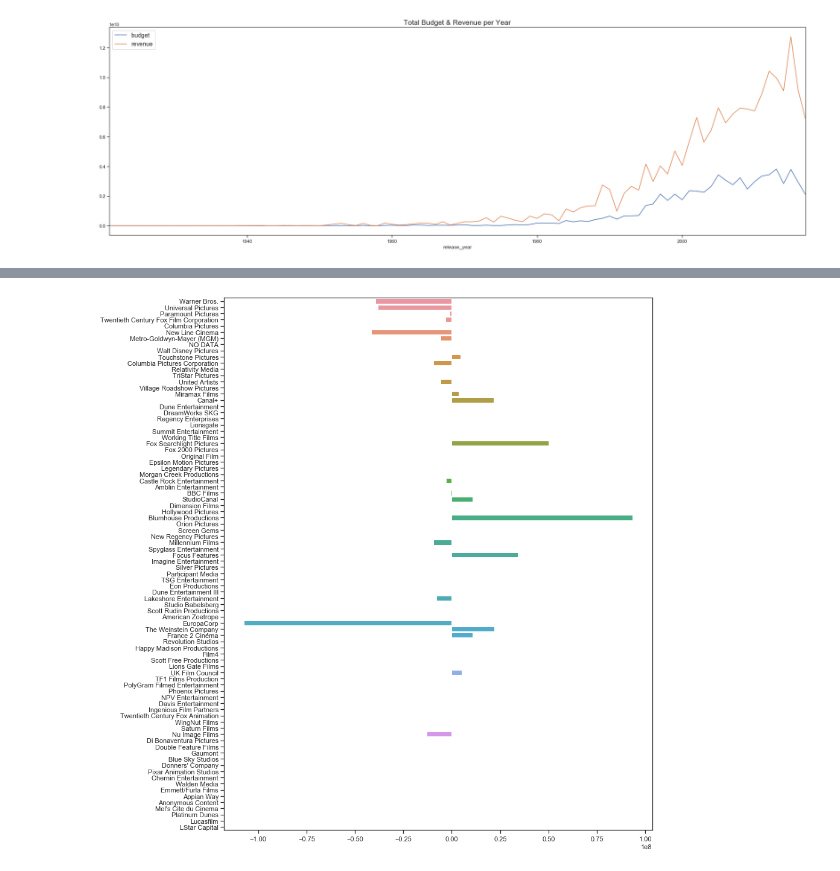
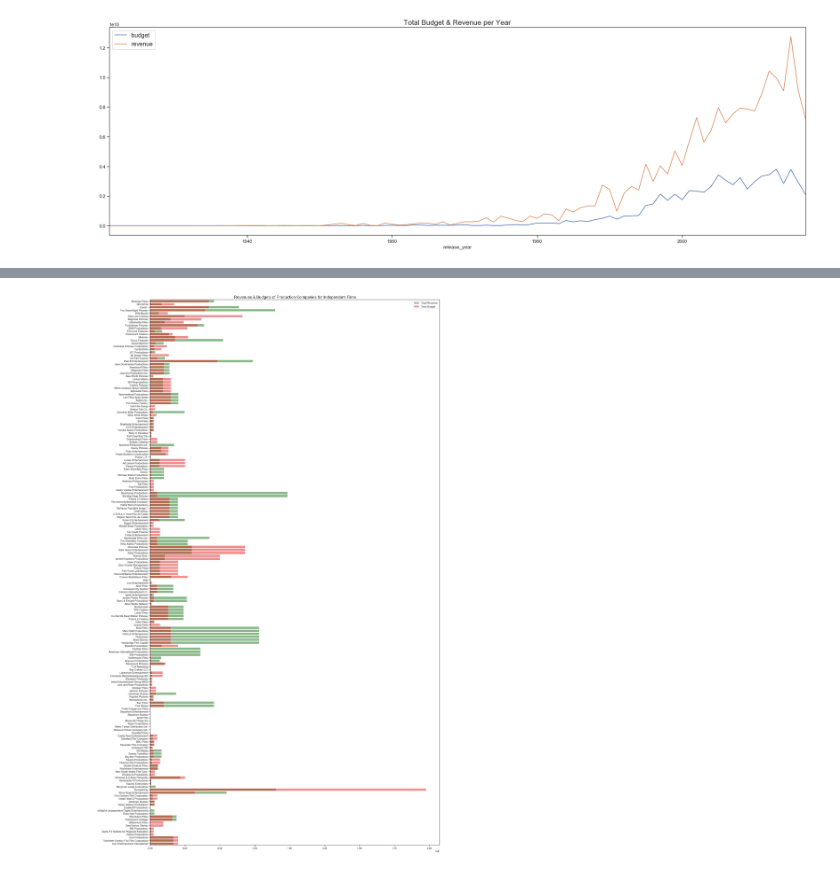
Before and after one commit to robert-myers/tmdb-box-office-prediction, a Jupyter notebook: Untitled.ipynb, the cells around one changed output, grey strips where cells are left out. Saved outputs shown, nothing was run; the diff lists cells and outputs as text; code cells hidden in the pictures.

```diff
--- a/Untitled.ipynb
+++ b/Untitled.ipynb
@@ -59,7 +59,7 @@ train_df = pd.read_csv("data/train.csv")
 dictionary_columns = ["belongs_to_collection", "genres", "production_companies", "production_countries", "spoken_languages", "Keywords", "cast", "crew"]
 
 for column in dictionary_columns:
-    train_df[column] = train_df[column].apply(lambda row: ast.literal_eval(row) if not pd.isna(row) else [])
+    train_df[column] = train_df[column].apply(lambda row: ast.literal_eval(row) if not pd.isna(row) else [{"name": "NO DATA"}])
 
 train_df["release_date"] = pd.to_datetime(train_df["release_date"])
 train_df["release_date"] = train_df["release_date"].apply(lambda row: row - relativedelta(years=100) if row >= datetime.now() else row)
@@ -182,0 +159,8 @@ top_counts_df.head(50)
+# %%
+# top_counts = count_dict_items(train_df)
+# top_counts_df = pd.DataFrame(top_counts, index=dictionary_columns).T
+
+top_counts_df = count_dict_items(train_df)
+
+top_counts_df.head(50)
+# top_counts_df["production_companies"].dropna().head(10)
@@ -273,7 +274,18 @@ def movie_search(df, name, category):
 #     bud = float(movie_search(train_df, actor, "cast")[["budget"]].sum())
 #     net = rev - bud
 # %%
-def box_office_from_search(category, top=21, data_to_find=top_counts_df, df=train_df):
+def movie_search_aggregate(df, ele, category, agg="sum"):
+    if agg == "sum":
+        budget = float(movie_search(df, ele, category)[["budget"]].sum())
+        revenue = float(movie_search(df, ele, category)[["revenue"]].sum())
+    elif agg == "mean":
+        budget = float(movie_search(df, ele, category)[["budget"]].mean())
+        revenue = float(movie_search(df, ele, category)[["revenue"]].mean())
+    else:
+        return "invalid agg argument"
+    return budget, revenue
+
+def box_office_from_search(category, agg="sum",top=21, data_to_find=top_counts_df, df=train_df):
     """
     input:
         category is a string of the column name to query.
@@ -302,8 +314,7 @@ def box_office_from_search(category, top=21, data_to_find=top_counts_df, df=trai
     nets = []
 
     for ele, count in data_to_find[category][:top]:
-        budget = float(movie_search(df, ele, category)[["budget"]].sum())
-        revenue = float(movie_search(df, ele, category)[["revenue"]].sum())
+        budget, revenue = movie_search_aggregate(df, ele, category, agg)
         net = revenue - budget
 
         budgets.append(budget)
@@ -362,14 +384,22 @@ plt.tight_layout()
 # %%
 indie_df = movie_search(train_df, "independent film", "Keywords")
 
-fig, ax = plt.subplots(figsize=(13, 13))
+indie_counts_df = count_dict_items(indie_df)
+len(indie_counts_df["production_companies"].dropna())
 
-indie_company_names, indie_company_budgets, indie_company_revenues, indie_company_nets = box_office_from_search("production_companies", top=len(indie_df), df=indie_df)
+fig, ax = plt.subplots(figsize=(21, 34))
 
-sns.barplot(x=indie_company_nets, y=list(range(len(indie_company_nets))), orient="h", ax=ax)
+indie_company_names, indie_company_budgets, indie_company_revenues, indie_company_nets = box_office_from_search("production_companies", top=len(indie_counts_df["production_companies"].dropna()), df=indie_df, data_to_find=indie_counts_df)
+
+sns.set_color_codes("colorblind")
+sns.barplot(x=indie_company_revenues, y=list(range(len(indie_company_nets))), orient="h", ax=ax, alpha=0.5, color="green", label="Total Revenue")
+sns.set_color_codes("colorblind")
+sns.barplot(x=indie_company_budgets, y=list(range(len(indie_company_nets))), orient="h", ax=ax, alpha=0.5, color="red", label="Total Budget")
 
 ax.set_yticklabels(indie_company_names)
+ax.legend()
+ax.set_title("Revenues & Budgets of Production Companies for Independent Films", fontsize="xx-large")
 
 plt.tight_layout()
 # %% [output]
-[figure, old version]
+[figure, new version]
```
Also changed, not shown: parts of 11 cells of this notebook.
